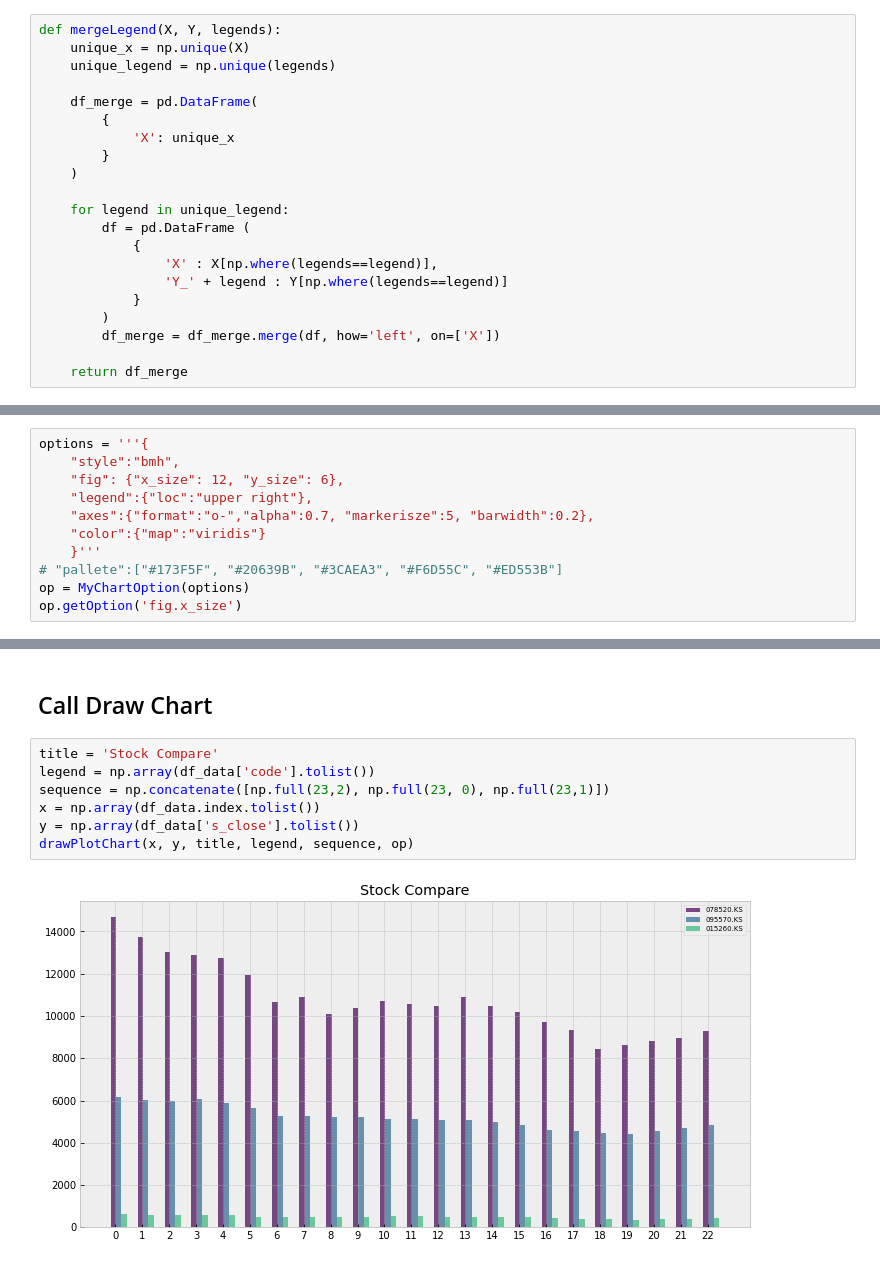
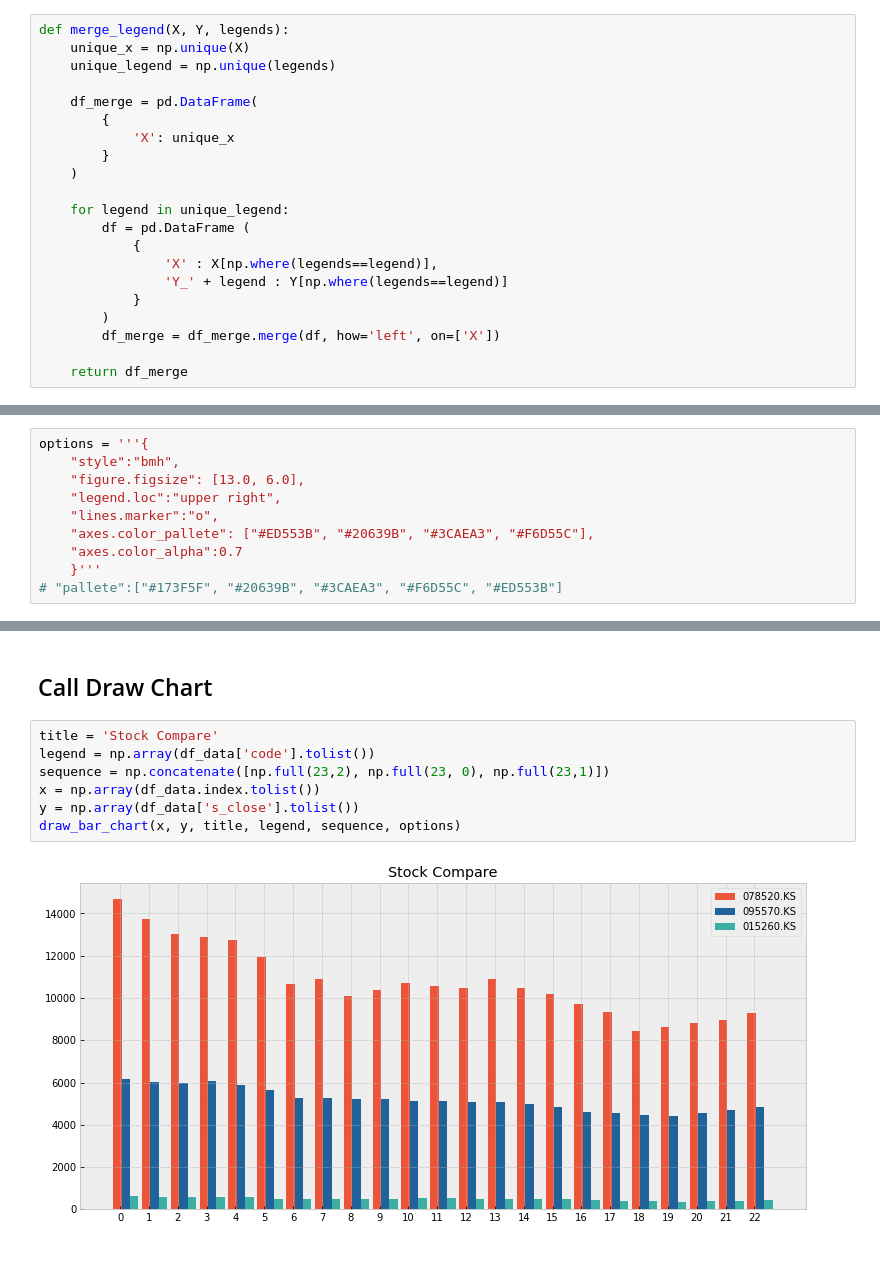
Before and after one commit to cbjazz/gpdb_chart, a Jupyter notebook: notebook/BarChart.ipynb, the cells around one changed output, grey strips where cells are left out. Saved outputs shown, nothing was run; the diff lists cells and outputs as text.

Commit message:
Updated chart options

```diff
--- a/notebook/BarChart.ipynb
+++ b/notebook/BarChart.ipynb
@@ -35,7 +62,7 @@ class MyChartOption:
 # %% [markdown]
 ### Merge Data
 # %%
-def mergeLegend(X, Y, legends):
+def merge_legend(X, Y, legends):
     unique_x = np.unique(X)
     unique_legend = np.unique(legends)
 
@@ -268,11 +265,10 @@ df_data.shape
 # %%
 options = '''{
     "style":"bmh",
-    "fig": {"x_size": 12, "y_size": 6},
-    "legend":{"loc":"upper right"},
-    "axes":{"format":"o-","alpha":0.7, "markerisze":5, "barwidth":0.2},
-    "color":{"map":"viridis"}
+    "figure.figsize": [13.0, 6.0],
+    "legend.loc":"upper right",
+    "lines.marker":"o",
+    "axes.color_pallete": ["#ED553B", "#20639B", "#3CAEA3", "#F6D55C"],
+    "axes.color_alpha":0.7
     }'''
 # "pallete":["#173F5F", "#20639B", "#3CAEA3", "#F6D55C", "#ED553B"]
-op = MyChartOption(options)
-op.getOption('fig.x_size')
@@ -283,9 +277,9 @@ op.getOption('fig.x_size')
 # %%
 title = 'Stock Compare'
 legend = np.array(df_data['code'].tolist())
 sequence = np.concatenate([np.full(23,2), np.full(23, 0), np.full(23,1)])
 x = np.array(df_data.index.tolist())
 y = np.array(df_data['s_close'].tolist())
-drawPlotChart(x, y, title, legend, sequence, op)
+draw_bar_chart(x, y, title, legend, sequence, options)
 # %% [output]
-[figure, old version]
+[figure, new version]
```
Also changed, not shown: parts of 7 cells of this notebook, 3 other files.
